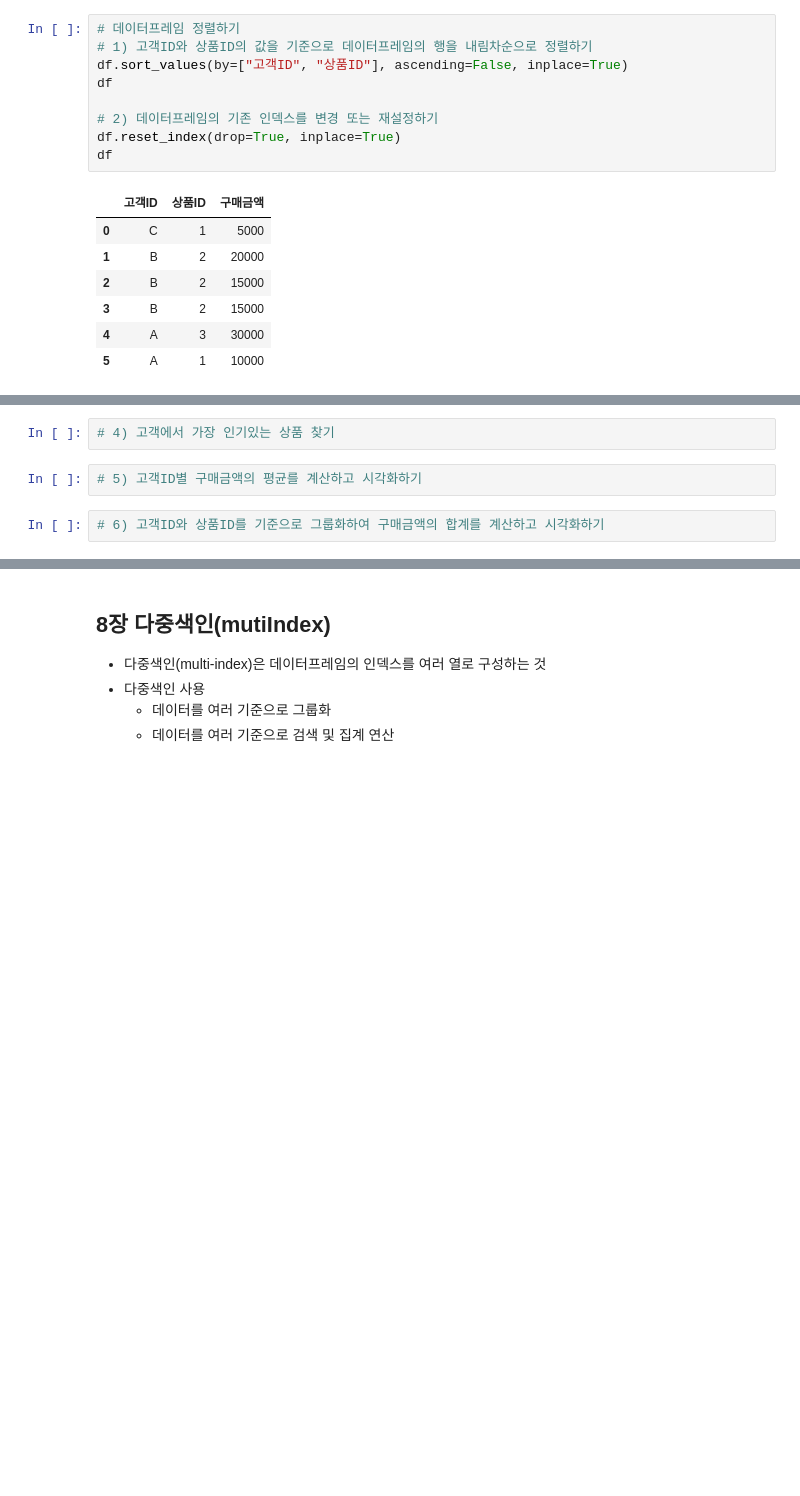
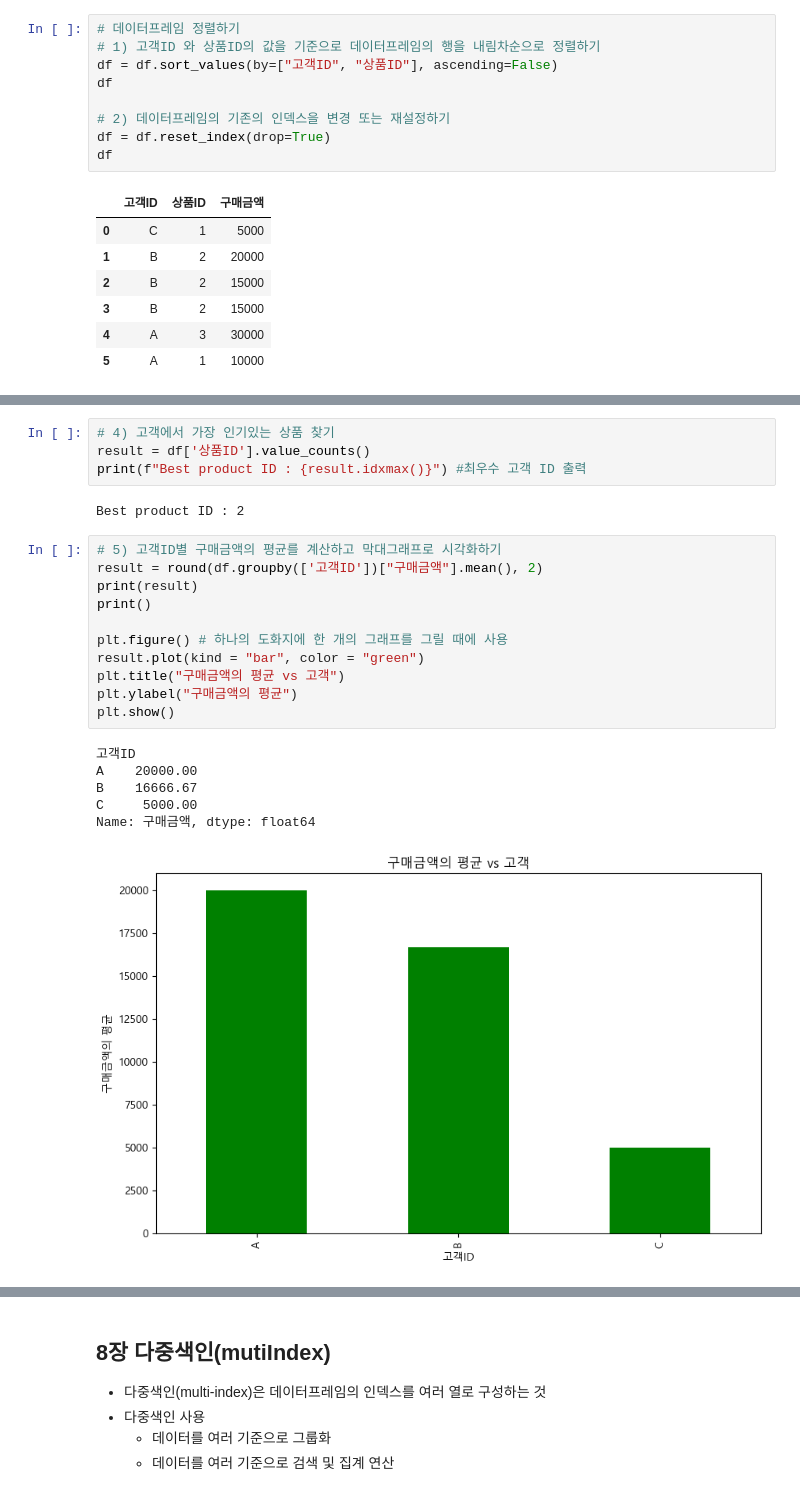
Before and after one commit to Agayeon/python_basic, a Jupyter notebook: data_analysis_05_02_class.ipynb, the cells around one changed output, grey strips where cells are left out. Drawn from its saved outputs; the diff is of its cells as text; blank space fills up the shorter version.

```diff
--- a/data_analysis_05_02_class.ipynb
+++ b/data_analysis_05_02_class.ipynb
@@ -172,11 +169,11 @@ df.drop_duplicates()
 # %%
 # 데이터프레임 정렬하기
-# 1) 고객ID와 상품ID의 값을 기준으로 데이터프레임의 행을 내림차순으로 정렬하기
-df.sort_values(by=["고객ID", "상품ID"], ascending=False, inplace=True)
+# 1) 고객ID 와 상품ID의 값을 기준으로 데이터프레임의 행을 내림차순으로 정렬하기
+df = df.sort_values(by=["고객ID", "상품ID"], ascending=False)
 df
 
-# 2) 데이터프레임의 기존 인덱스를 변경 또는 재설정하기
-df.reset_index(drop=True, inplace=True)
+# 2) 데이터프레임의 기존의 인덱스을 변경 또는 재설정하기
+df = df.reset_index(drop=True)
 df
 # %% [output]
 |  | 고객ID | 상품ID | 구매금액 |
@@ -196,6 +222,24 @@ df
 # %%
 # 4) 고객에서 가장 인기있는 상품 찾기
+result = df['상품ID'].value_counts()
+print(f"Best product ID : {result.idxmax()}") #최우수 고객 ID 출력
+# %% [output]
+Best product ID : 2
-# %%
-# 5) 고객ID별 구매금액의 평균를 계산하고 시각화하기
-# %%
-# 6) 고객ID와 상품ID를 기준으로 그룹화하여 구매금액의 합계를 계산하고 시각화하기
+# %%
+# 5) 고객ID별 구매금액의 평균를 계산하고 막대그래프로 시각화하기
+result = round(df.groupby(['고객ID'])["구매금액"].mean(), 2)
+print(result)
+print()
+
+plt.figure() # 하나의 도화지에 한 개의 그래프를 그릴 때에 사용
+result.plot(kind = "bar", color = "green")
+plt.title("구매금액의 평균 vs 고객")
+plt.ylabel("구매금액의 평균")
+plt.show()
+# %% [output]
+고객ID
+A    20000.00
+B    16666.67
+C     5000.00
+Name: 구매금액, dtype: float64
+[figure, added]
```
Also changed, not shown: parts of 36 cells of this notebook, 4 other files.
